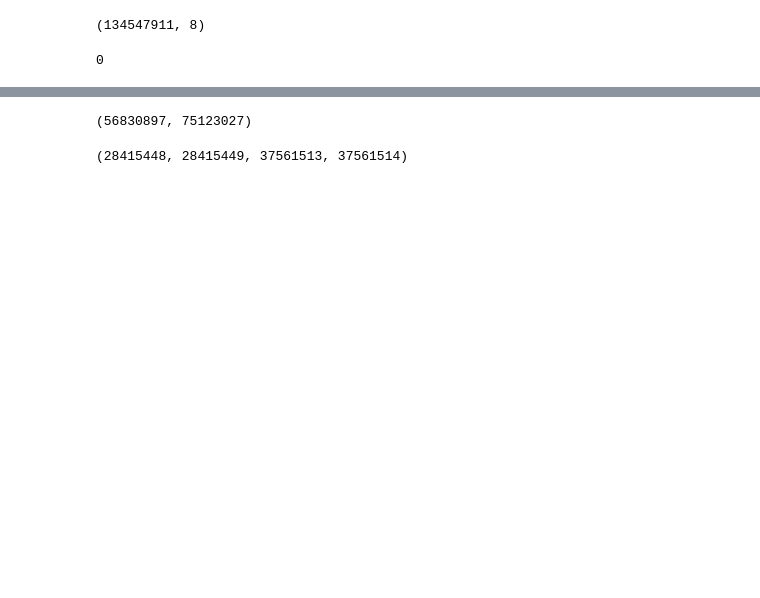
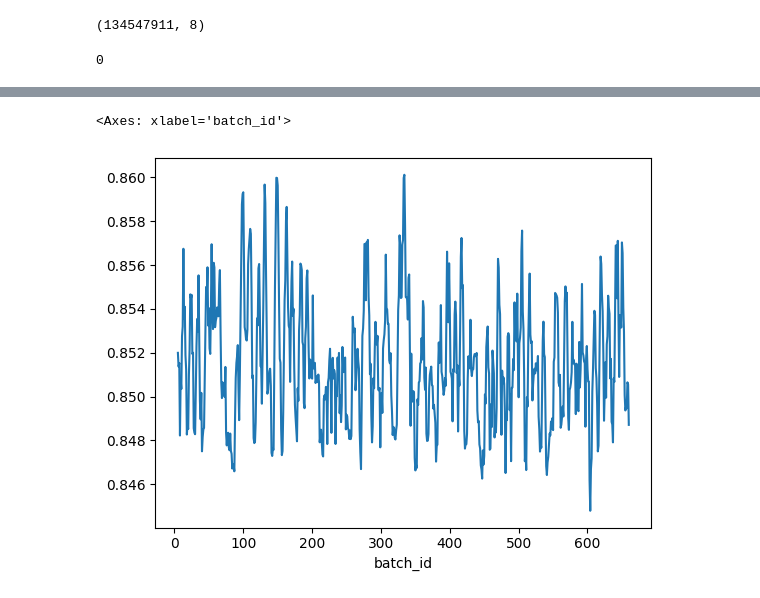
Before and after one commit to Mohammad-Rahmati/IceCube---Neutrinos-in-Deep-Ice, a Jupyter notebook: analysis_prediction.ipynb, the cells around one changed output, grey strips where cells are left out. Saved outputs shown, nothing was run; the diff lists cells and outputs as text; code cells hidden in the pictures; blank space fills up the shorter version.

```diff
--- a/analysis_prediction.ipynb
+++ b/analysis_prediction.ipynb
@@ -35,3 +33,4 @@ all_events = df_all.index.to_list()
 # %%
 df_all['min_error'] = df_all[['error_m0', 'error_m1', 'error_m2', 'error_m3']].min(axis=1)
-signal_events_list = df_all[df_all['min_error'] < 0.5].index.to_list()
+df_all.sort_values(by='min_error', ascending=True, inplace=True)
+df_all = df_all['min_error']
@@ -42,22 +37,14 @@ len(set(signal_events_list)), len(set(all_events))
-# %%
-signal_events_unique = set(signal_events_list)
-all_events_unique = set(all_events)
-noise_events_unique = all_events_unique - signal_events_unique
-
-len(signal_events_unique), len(noise_events_unique)
-# %% [output]
-(56830897, 75123027)
-# %%
-signal_events_unique = list(signal_events_unique)
-random.shuffle(signal_events_unique)
-p0 = signal_events_unique[:len(signal_events_unique)//2]
-p1 = signal_events_unique[len(signal_events_unique)//2:]
-
-noise_events_unique = list(noise_events_unique)
-random.shuffle(noise_events_unique)
-p2 = noise_events_unique[:len(noise_events_unique)//2]
-p3 = noise_events_unique[len(noise_events_unique)//2:]
-
-len(p0), len(p1), len(p2), len(p3)
-# %% [output]
-(28415448, 28415449, 37561513, 37561514)
+# %%
+df_all_df = df_all.reset_index(inplace=False)
+del df_all
+df_all_df.drop_duplicates(subset='event_id', keep='first', inplace=True)
+df_all_df.set_index('event_id', inplace=True)
+# %%
+meta_df = pd.read_parquet('data/train_meta.parquet')[['event_id', 'batch_id']].set_index('event_id')
+# %%
+meta_df = meta_df.join(df_all_df)
+# %%
+meta_df.groupby('batch_id')['min_error'].mean().rolling(5).mean().plot()
+# %% [output]
+<Axes: xlabel='batch_id'>
+[figure, added]
```
Also changed, not shown: parts of 11 cells of this notebook, 11 other files.
